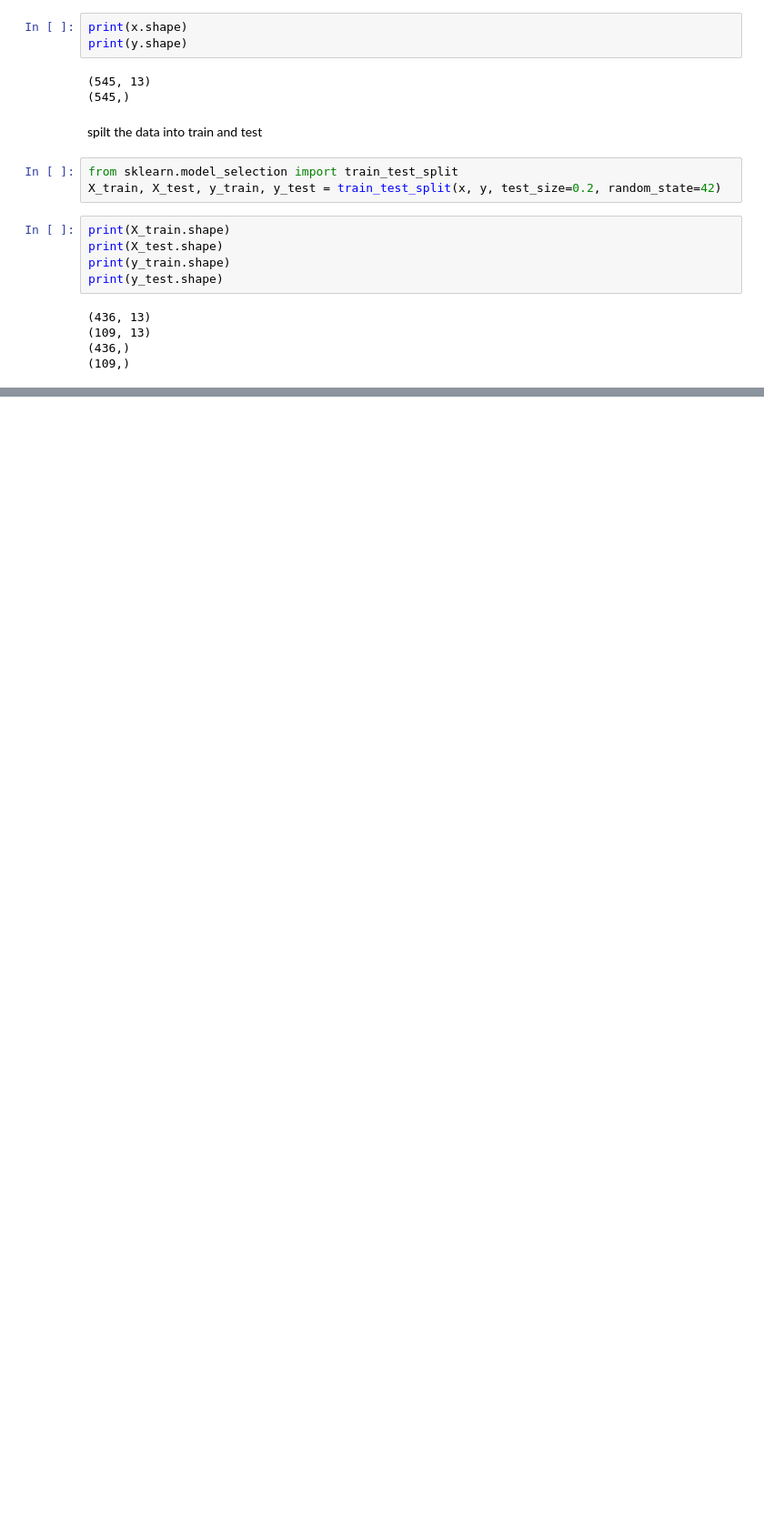
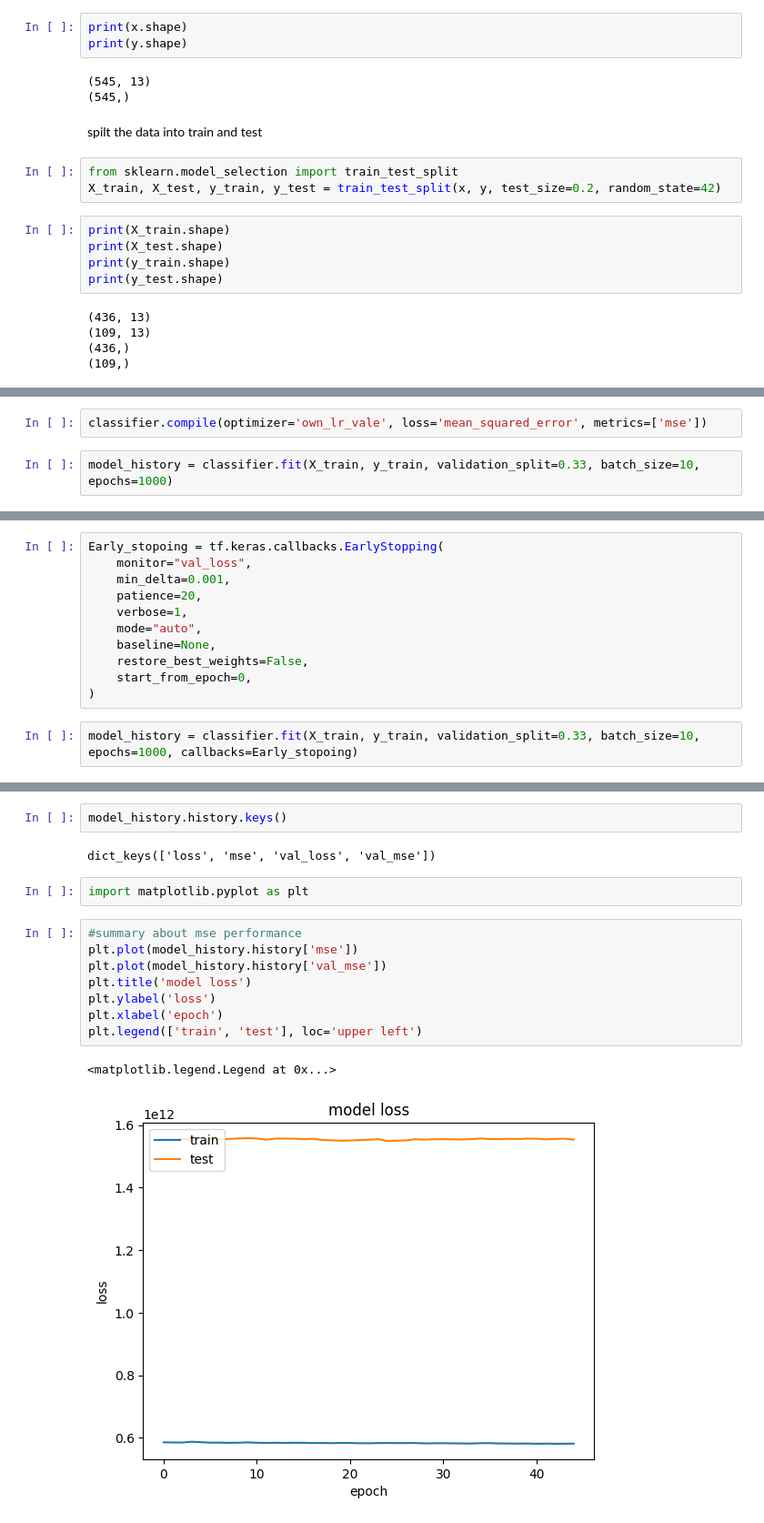
Before and after one commit to ARUNRAJDAARA/ARUNRAJDAARA, a Jupyter notebook: House_price.ipynb, the cells around one changed output, grey strips where cells are left out. Shown: that part at 91% size. Cells and saved outputs as stored; diff of their text form; blank space fills up the shorter version.

```diff
--- a/House_price.ipynb
+++ b/House_price.ipynb
@@ -266,0 +321,4 @@ print(y_test.shape)
+# %%
+classifier.compile(optimizer='own_lr_vale', loss='mean_squared_error', metrics=['mse'])
+# %%
+model_history = classifier.fit(X_train, y_train, validation_split=0.33, batch_size=10, epochs=1000)
@@ -266,0 +345,13 @@ print(y_test.shape)
+# %%
+Early_stopoing = tf.keras.callbacks.EarlyStopping(
+    monitor="val_loss",
+    min_delta=0.001,
+    patience=20,
+    verbose=1,
+    mode="auto",
+    baseline=None,
+    restore_best_weights=False,
+    start_from_epoch=0,
+)
+# %%
+model_history = classifier.fit(X_train, y_train, validation_split=0.33, batch_size=10, epochs=1000, callbacks=Early_stopoing)
@@ -266,0 +376,17 @@ print(y_test.shape)
+# %%
+model_history.history.keys()
+# %% [output]
+dict_keys(['loss', 'mse', 'val_loss', 'val_mse'])
+# %%
+import matplotlib.pyplot as plt
+# %%
+#summary about mse performance
+plt.plot(model_history.history['mse'])
+plt.plot(model_history.history['val_mse'])
+plt.title('model loss')
+plt.ylabel('loss')
+plt.xlabel('epoch')
+plt.legend(['train', 'test'], loc='upper left')
+# %% [output]
+<matplotlib.legend.Legend at 0x...>
+[figure, added]
```
Also changed, not shown: parts of 23 cells of this notebook.
